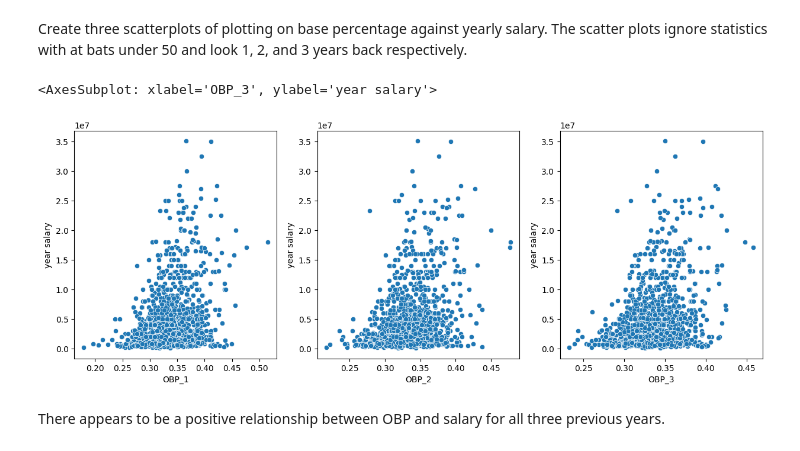
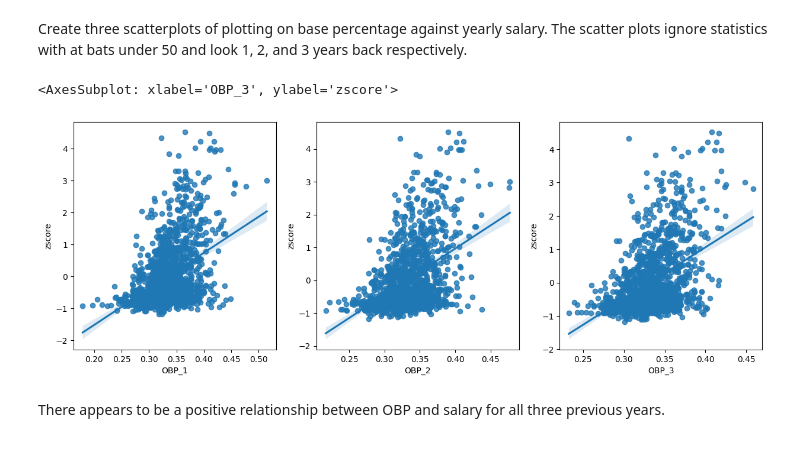
Before and after one commit to leo3friedman/baseball-salary-prediction, a Jupyter notebook: FinalProjectGroup_042-Fa22.ipynb, the cells around one changed output. Cells and saved outputs as stored; diff of their text form; code cells hidden in the pictures.

```diff
--- a/FinalProjectGroup_042-Fa22.ipynb
+++ b/FinalProjectGroup_042-Fa22.ipynb
@@ -427,0 +437,9 @@ Text(0.5, 0.98, 'Average Salary vs. Year')
+# %%
+# sort contracts by year to make sure data lines up
+contracts = contracts.sort_values(by='year')
+# set of unique years in contracts dataframe
+years = set(contracts['year'])
+# create a list containing lists of zscores for each year
+zscores = [stats.zscore(pd.array(contracts[contracts['year'] == year]['yearSalary'])) for year in years]
+# merge lists of zscores into one big list
+zscores = np.concatenate(zscores)
@@ -524,8 +549,8 @@ def getBattingStats(player: str, year: float):
     except:
         return None
 
-# gets data for plotting a batting stat against a yearly salary.
-# stat (str) : the stat to plot against salary
+# gets data for plotting a batting stat against a zscore.
+# stat (str) : the stat to plot against zscore
 # AB_limit (int) : drops any stat with less at bats than this
 # years_back (int) : how many previous years of statistics to average.
 # return: a list of tuples (stat, salary)
@@ -533,7 +558,7 @@ def getPlotableData(stat: str, AB_limit: int, years_back: int):
     data = []
     for index, contract in contracts.iterrows():
         if contract['playerName'] in list(batting['playerName']):
-            year_salary = contract['yearSalary']
+            zscore = contract['zscore']
             average = 0
             for i in range(years_back):
                 stats = getBattingStats(contract['playerName'], contract['year']-(i+1))
@@ -543,7 +568,7 @@ def getPlotableData(stat: str, AB_limit: int, years_back: int):
                     average = -1
                     break
             if average != -1:
-                data.append((float(average/years_back), year_salary))
+                data.append((float(average/years_back), zscore))
     return data
 # %% [markdown]
 First we will compare the age of players to their salaries. We expect as players get older, teams will not want to invest as much money in them.
@@ -582,18 +607,18 @@ From left to right, the salaries are compared to prior batting averages from one
 # %% [markdown]
 Create three scatterplots of plotting on base percentage against yearly salary. The scatter plots ignore statistics with at bats under 50 and look 1, 2, and 3 years back respectively.
 # %%
-data_1 = pd.DataFrame(data= getPlotableData('OBP', 50, 1), columns = ['OBP_1', 'year salary'])
-data_2 = pd.DataFrame(data= getPlotableData('OBP', 50, 2), columns = ['OBP_2', 'year salary'])
-data_3 = pd.DataFrame(data= getPlotableData('OBP', 50, 3), columns = ['OBP_3', 'year salary'])
+data_1 = pd.DataFrame(data= getPlotableData('OBP', 50, 1), columns = ['OBP_1', 'zscore'])
+data_2 = pd.DataFrame(data= getPlotableData('OBP', 50, 2), columns = ['OBP_2', 'zscore'])
+data_3 = pd.DataFrame(data= getPlotableData('OBP', 50, 3), columns = ['OBP_3', 'zscore'])
 fig, (ax1, ax2, ax3) = plt.subplots(1,3)
 fig.set_figheight(5)
 fig.set_figwidth(15)
-sns.scatterplot(data=data_1, x='OBP_1', y='year salary', ax=ax1)
-sns.scatterplot(data=data_2, x='OBP_2', y='year salary', ax=ax2)
-sns.scatterplot(data=data_3, x='OBP_3', y='year salary', ax=ax3)
+sns.regplot(data=data_1, x='OBP_1', y='zscore', ax=ax1)
+sns.regplot(data=data_2, x='OBP_2', y='zscore', ax=ax2)
+sns.regplot(data=data_3, x='OBP_3', y='zscore', ax=ax3)
 # %% [output]
-<AxesSubplot: xlabel='OBP_3', ylabel='year salary'>
+<AxesSubplot: xlabel='OBP_3', ylabel='zscore'>
-[figure, old version]
+[figure, new version]
 # %% [markdown]
 There appears to be a positive relationship between OBP and salary for all three previous years.
 # %% [markdown]
```
Also changed, not shown: parts of 37 cells of this notebook.
